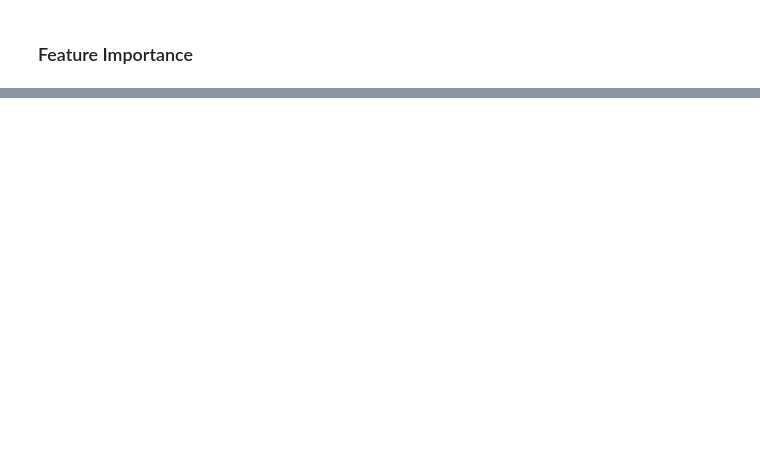
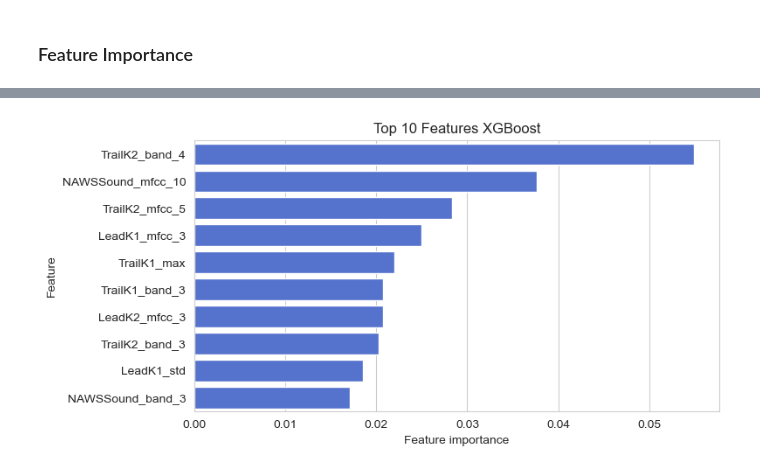
Before and after one commit to m-j-w-f/ROAR, a Jupyter notebook: src/roar/notenbooks/03train.ipynb, the cells around one changed output, grey strips where cells are left out. Cells and saved outputs as stored; diff of their text form; code cells hidden in the pictures; blank space fills up the shorter version.

```diff
--- a/src/roar/notenbooks/03train.ipynb
+++ b/src/roar/notenbooks/03train.ipynb
@@ -830 +1271,20 @@ NAWSSound_band_3           1.247412
 dtype: float64
+# %%
+top10_xgb = xgb_norm.sort_values(ascending=False).head(10)
+
+sns.set_style("whitegrid")
+
+plt.figure(figsize=(8, 4))
+sns.barplot(
+    x=top10_xgb.values,
+    y=top10_xgb.index,
+    color="royalblue"  # single color, matches your palette
+)
+plt.xlabel("Feature importance")
+plt.ylabel("Feature")
+plt.title("Top 10 Features XGBoost")
+plt.tight_layout()
+# plt.show()
+plt.savefig("xgb_top10_feature_importances.png", dpi=300)
+# %% [output]
+[figure, added]
```
Also changed, not shown: parts of 25 cells of this notebook.
